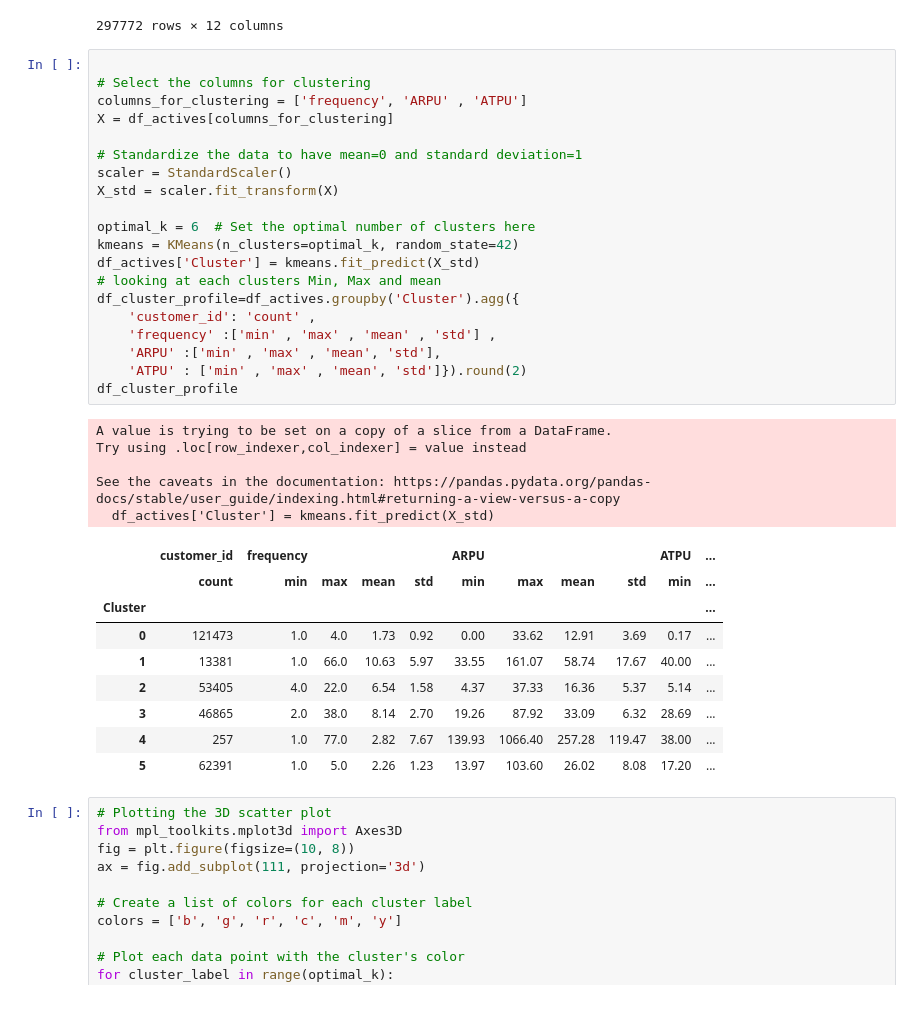
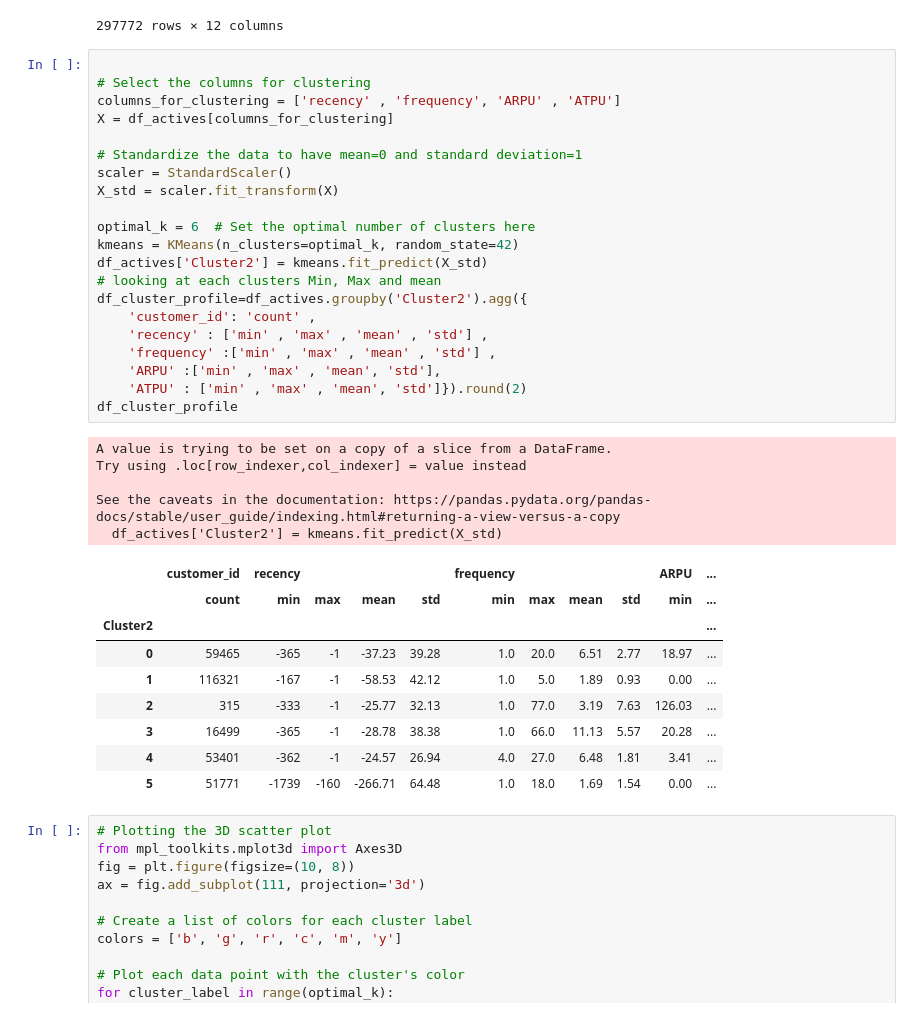
Before and after one commit to Oskareh/capstone, a Jupyter notebook: new_clustering.ipynb, the cells around one changed output. Cells and saved outputs as stored; diff of their text form.

Commit message:
new_clustering slippery spliting!

```diff
--- a/new_clustering.ipynb
+++ b/new_clustering.ipynb
@@ -518,38 +518,39 @@ df_actives
 # %%
 
 # Select the columns for clustering
-columns_for_clustering = ['frequency', 'ARPU' , 'ATPU']
+columns_for_clustering = ['recency' , 'frequency', 'ARPU' , 'ATPU']
 X = df_actives[columns_for_clustering]
 
 # Standardize the data to have mean=0 and standard deviation=1
 scaler = StandardScaler()
 X_std = scaler.fit_transform(X)
 
 optimal_k = 6  # Set the optimal number of clusters here
 kmeans = KMeans(n_clusters=optimal_k, random_state=42)
-df_actives['Cluster'] = kmeans.fit_predict(X_std)
+df_actives['Cluster2'] = kmeans.fit_predict(X_std)
 # looking at each clusters Min, Max and mean
-df_cluster_profile=df_actives.groupby('Cluster').agg({
+df_cluster_profile=df_actives.groupby('Cluster2').agg({
     'customer_id': 'count' ,
+    'recency' : ['min' , 'max' , 'mean' , 'std'] ,
     'frequency' :['min' , 'max' , 'mean' , 'std'] ,
     'ARPU' :['min' , 'max' , 'mean', 'std'],
     'ATPU' : ['min' , 'max' , 'mean', 'std']}).round(2)
 df_cluster_profile
 # %% [output]
 A value is trying to be set on a copy of a slice from a DataFrame.
 Try using .loc[row_indexer,col_indexer] = value instead
 
 See the caveats in the documentation: https://pandas.pydata.org/pandas-docs/stable/user_guide/indexing.html#returning-a-view-versus-a-copy
-  df_actives['Cluster'] = kmeans.fit_predict(X_std)
+  df_actives['Cluster2'] = kmeans.fit_predict(X_std)
-|  | customer_id | frequency |  |  |  | ARPU |  |  |  | ATPU | ... |
+|  | customer_id | recency |  |  |  | frequency |  |  |  | ARPU | ... |
 |  | count | min | max | mean | std | min | max | mean | std | min | ... |
-| Cluster |  |  |  |  |  |  |  |  |  |  | ... |
-| 0 | 121473 | 1.0 | 4.0 | 1.73 | 0.92 | 0.00 | 33.62 | 12.91 | 3.69 | 0.17 | ... |
-| 1 | 13381 | 1.0 | 66.0 | 10.63 | 5.97 | 33.55 | 161.07 | 58.74 | 17.67 | 40.00 | ... |
-| 2 | 53405 | 4.0 | 22.0 | 6.54 | 1.58 | 4.37 | 37.33 | 16.36 | 5.37 | 5.14 | ... |
-| 3 | 46865 | 2.0 | 38.0 | 8.14 | 2.70 | 19.26 | 87.92 | 33.09 | 6.32 | 28.69 | ... |
-| 4 | 257 | 1.0 | 77.0 | 2.82 | 7.67 | 139.93 | 1066.40 | 257.28 | 119.47 | 38.00 | ... |
-| 5 | 62391 | 1.0 | 5.0 | 2.26 | 1.23 | 13.97 | 103.60 | 26.02 | 8.08 | 17.20 | ... |
+| Cluster2 |  |  |  |  |  |  |  |  |  |  | ... |
+| 0 | 59465 | -365 | -1 | -37.23 | 39.28 | 1.0 | 20.0 | 6.51 | 2.77 | 18.97 | ... |
+| 1 | 116321 | -167 | -1 | -58.53 | 42.12 | 1.0 | 5.0 | 1.89 | 0.93 | 0.00 | ... |
+| 2 | 315 | -333 | -1 | -25.77 | 32.13 | 1.0 | 77.0 | 3.19 | 7.63 | 126.03 | ... |
+| 3 | 16499 | -365 | -1 | -28.78 | 38.38 | 1.0 | 66.0 | 11.13 | 5.57 | 20.28 | ... |
+| 4 | 53401 | -362 | -1 | -24.57 | 26.94 | 4.0 | 27.0 | 6.48 | 1.81 | 3.41 | ... |
+| 5 | 51771 | -1739 | -160 | -266.71 | 64.48 | 1.0 | 18.0 | 1.69 | 1.54 | 0.00 | ... |
 # %%
 # Plotting the 3D scatter plot
 from mpl_toolkits.mplot3d import Axes3D
```
Also changed, not shown: parts of 18 cells of this notebook.
